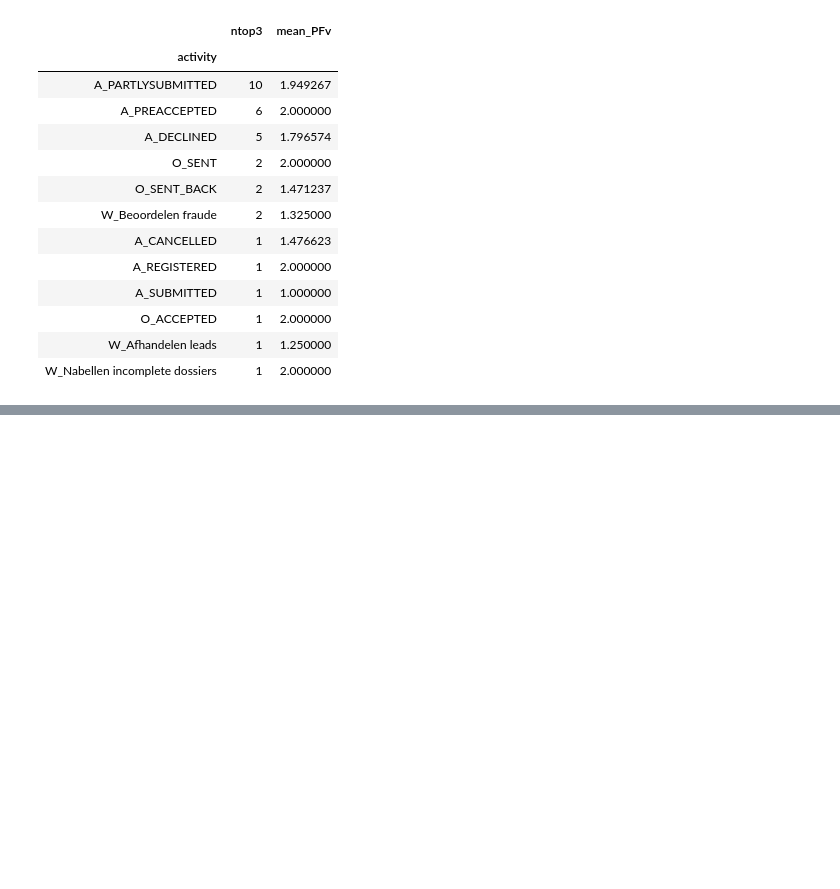
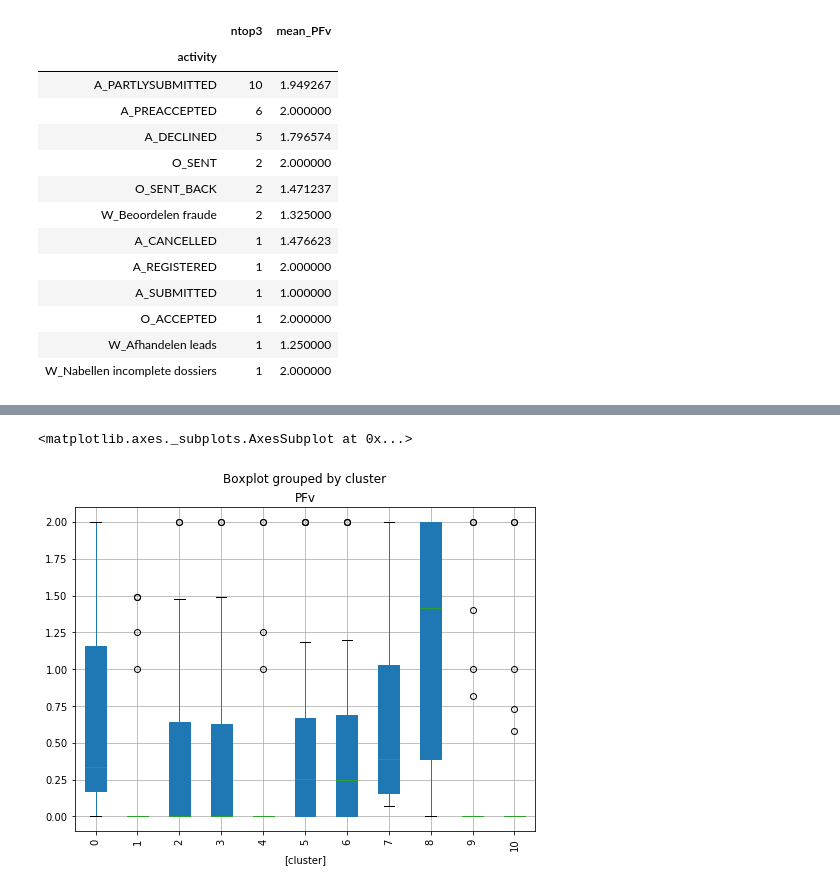
Before and after one commit to mariagkotsopoulou/MIRI-thesis, a Jupyter notebook: code/BPIChallenge2012.ipynb, the cells around one changed output, grey strips where cells are left out. Drawn from its saved outputs; the diff is of its cells as text; code cells hidden in the pictures; blank space fills up the shorter version.

```diff
--- a/code/BPIChallenge2012.ipynb
+++ b/code/BPIChallenge2012.ipynb
@@ -164,0 +167,3 @@ top3.groupby('activity').agg(ntop3=('activity', 'count'), mean_PFv=('PFv', 'mean
+# %%
+# get percentile rank for Execution Frequency: case
+indicators = indicators.drop(['EFc_pct_rank'], axis=1)
@@ -164,0 +190,5 @@ top3.groupby('activity').agg(ntop3=('activity', 'count'), mean_PFv=('PFv', 'mean
+# %%
+indicators.drop(['ST','EF','ET','EFc'], axis=1).boxplot(by='cluster',fontsize=10,rot=90,figsize=(8,6),patch_artist=True)
+# %% [output]
+<matplotlib.axes._subplots.AxesSubplot at 0x...>
+[figure, added]
```
Also changed, not shown: parts of 6 cells of this notebook.
